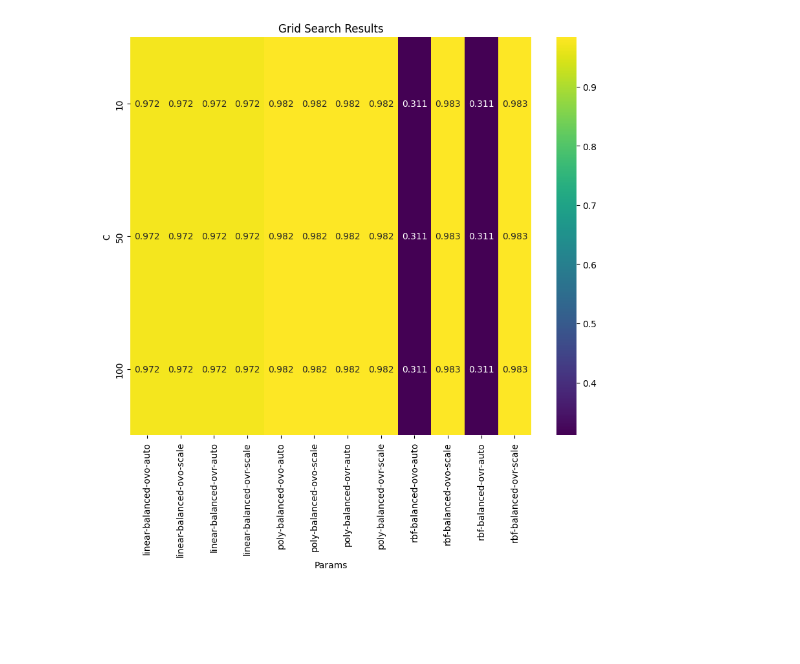
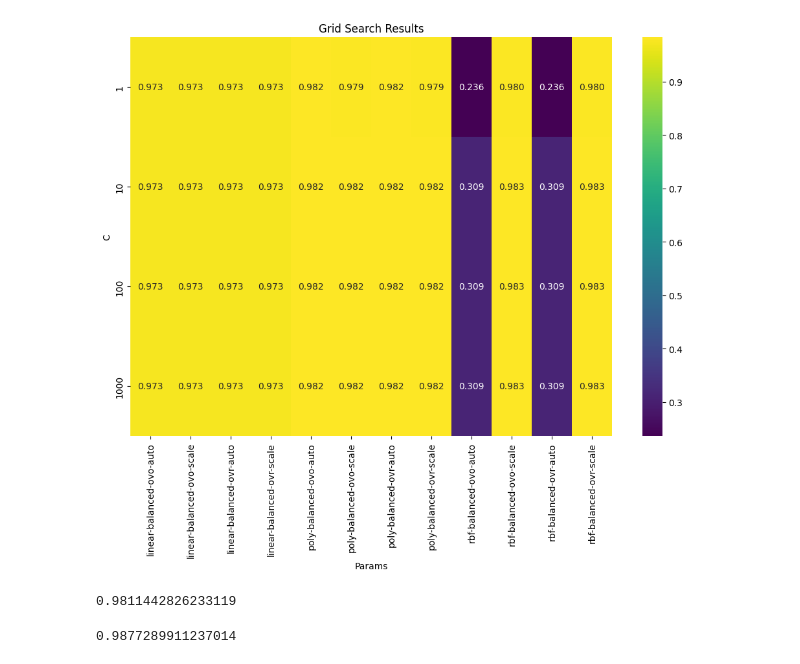
Before and after one commit to York-Solutions-B2E/Python_Lee_Khue, a Jupyter notebook: Python_york_B2E/Assignments/hyper-parameter-tuning.ipynb, the cells around one changed output. Drawn from its saved outputs; the diff is of its cells as text; code cells hidden in the pictures; blank space fills up the shorter version.

Commit message:
make some adjustment on to GridSearchCV, added f1_macro scoring

```diff
--- a/Python_york_B2E/Assignments/hyper-parameter-tuning.ipynb
+++ b/Python_york_B2E/Assignments/hyper-parameter-tuning.ipynb
@@ -38,14 +39,18 @@ X_train, X_test, y_train, y_test = train_test_split(X,y, test_size=0.50, random_
 
 
 params_tuning = GridSearchCV(SVC(random_state=15), {
-        'C': [10, 50, 100],
+        'C': [1, 10, 100, 1000],
         'kernel': ['linear', 'poly', 'rbf'],
-        'gamma': ['scale', 'auto'],
+        'gamma': ['auto', 'scale'],
         'class_weight': [None, 'balanced'],
         'decision_function_shape': ['ovo', 'ovr']
-    }, cv=5, return_train_score=False)
+    }, scoring= 'f1_macro', cv=5, return_train_score=False)
 
 params_tuning.fit(X_train,y_train)
 result = params_tuning.cv_results_
 
 df = pd.DataFrame(result)
+
+display(df)
+
+print(params_tuning.best_params_)
@@ -52,16 +72,16 @@ df = pd.DataFrame(result)
 # %%
 heatmap_data = df.pivot_table(index='param_C',
                               columns=['param_kernel', 'param_class_weight', 'param_decision_function_shape', 'param_gamma'],
                               values='mean_test_score')
 
-plt.figure(figsize=(10, 8))
+plt.figure(figsize=(12, 8))
 sns.heatmap(heatmap_data, annot=True, cmap='viridis', fmt='.3f', cbar=True)
 plt.title('Grid Search Results')
 plt.xlabel('Params')
 plt.ylabel('C')
 plt.show()
 # %% [output]
-[figure, old version]
+[figure, new version]
 # %%
 # C_values = df['param_C'].unique()
 # kernel_values = df['param_kernel'].unique()
@@ -88,0 +115,11 @@ plt.show()
+# %%
+defualt_model = SVC()
+
+defualt_model.fit(X_train, y_train)
+defualt_model_pred = defualt_model.predict(X_test)
+
+default_model_r2 = f1_score(y_test, defualt_model_pred, average='weighted')
+
+print(default_model_r2)
+# %% [output]
+0.9811442826233119
@@ -88,0 +128,9 @@ plt.show()
+# %%
+final_model.fit(X_train, y_train)
+final_model_pred = final_model.predict(X_test)
+
+r2 = f1_score(y_test, final_model_pred, average='weighted')
+
+print(r2)
+# %% [output]
+0.9877289911237014
```
Also changed, not shown: parts of 4 cells of this notebook.
